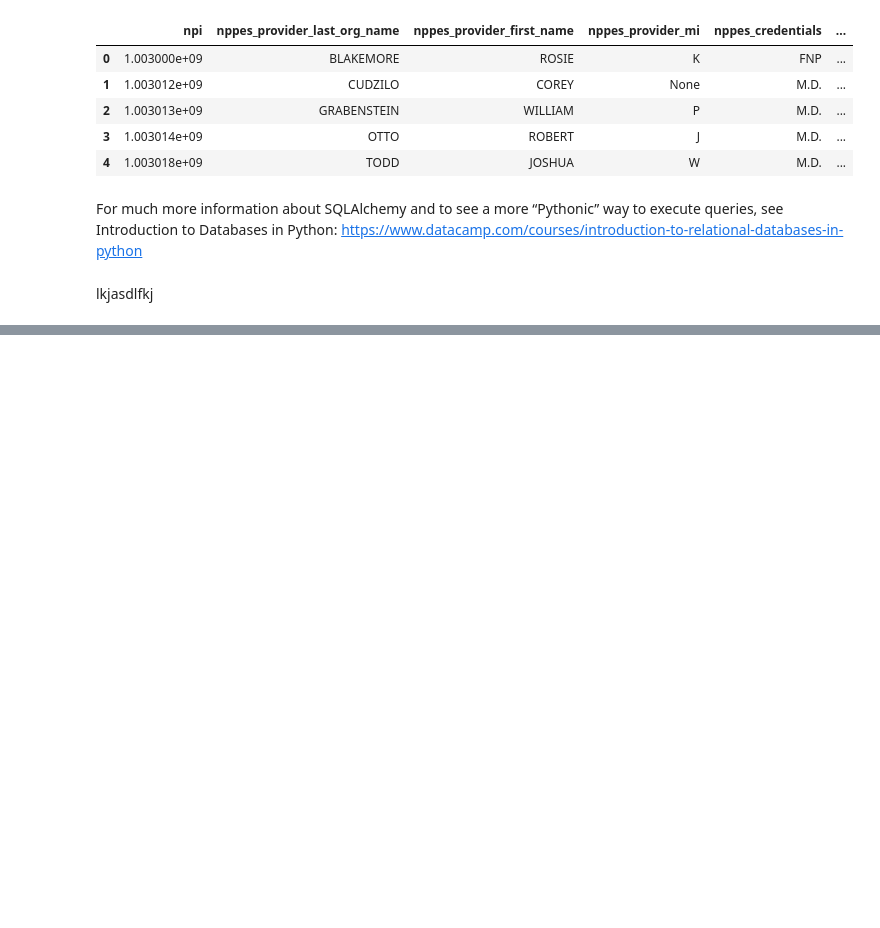
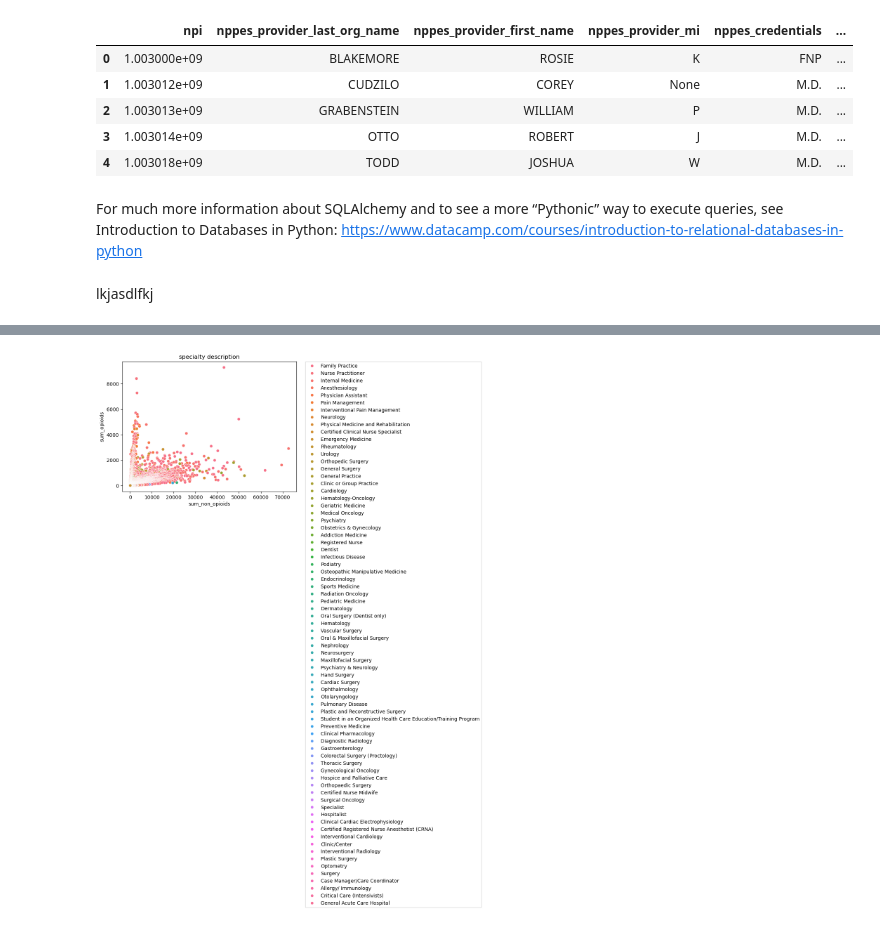
Before and after one commit to NSS-Data-Analytics-Cohort-12/prescribers-python-da12-v2-json-derulo, a Jupyter notebook: notebooks/prescribers.ipynb, the cells around one changed output, grey strips where cells are left out. Drawn from its saved outputs; the diff is of its cells as text; code cells hidden in the pictures; blank space fills up the shorter version.

```diff
--- a/notebooks/prescribers.ipynb
+++ b/notebooks/prescribers.ipynb
@@ -50,0 +210,25 @@ lkjasdlfkj
+# %%
+query6 = '''
+SELECT
+	pres.nppes_provider_first_name ||' '|| pres.nppes_provider_last_org_name as name
+	, specialty_description
+	, sum(p.total_claim_count) as sum_all
+	, SUM(CASE WHEN d.opioid_drug_flag = 'Y' THEN total_claim_count ELSE 0 END) AS sum_opioids
+	, SUM(CASE WHEN d.opioid_drug_flag = 'N' THEN total_claim_count ELSE 0 END) AS sum_non_opioids
+	, (SUM(CASE WHEN d.opioid_drug_flag = 'Y' THEN total_claim_count ELSE 0 END)) / (sum(p.total_claim_count)) as percent
+FROM prescriber as pres
+LEFT JOIN prescription as p
+	using(npi)
+LEFT JOIN drug as d
+	using(drug_name)
+WHERE pres.nppes_provider_first_name ||' '|| pres.nppes_provider_last_org_name is not null
+	--AND pres.nppes_provider_last_org_name ilike '%coffey%'
+group by 1, 2
+HAVING ((SUM(CASE WHEN d.opioid_drug_flag = 'Y' THEN total_claim_count ELSE 0 END)) / (sum(p.total_claim_count))) > .01
+ORDER BY 4 desc ,3 desc;
+'''
+# %%
+with engine.connect() as connection:
+    prescribers_by_specialty = pd.read_sql(text(query6), con = connection)
+
+prescribers_by_specialty.head()
@@ -50,0 +242,10 @@ lkjasdlfkj
+# %%
+sns.scatterplot(
+    x=prescribers_by_specialty.sum_non_opioids,
+    y=prescribers_by_specialty.sum_opioids,
+    hue=prescribers_by_specialty.specialty_description)
+plt.legend(bbox_to_anchor=(1.05, 1), loc='upper left', borderaxespad=0.)
+plt.title('specialty description')
+plt.show()
+# %% [output]
+[figure, added]
```
Also changed, not shown: parts of 16 cells of this notebook.
